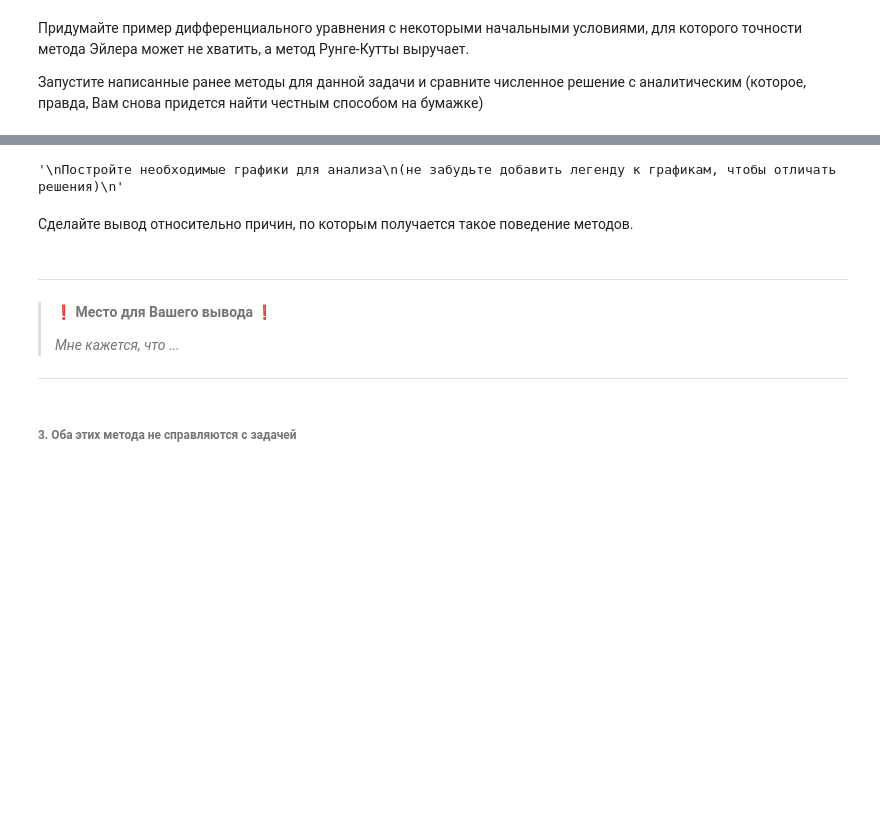
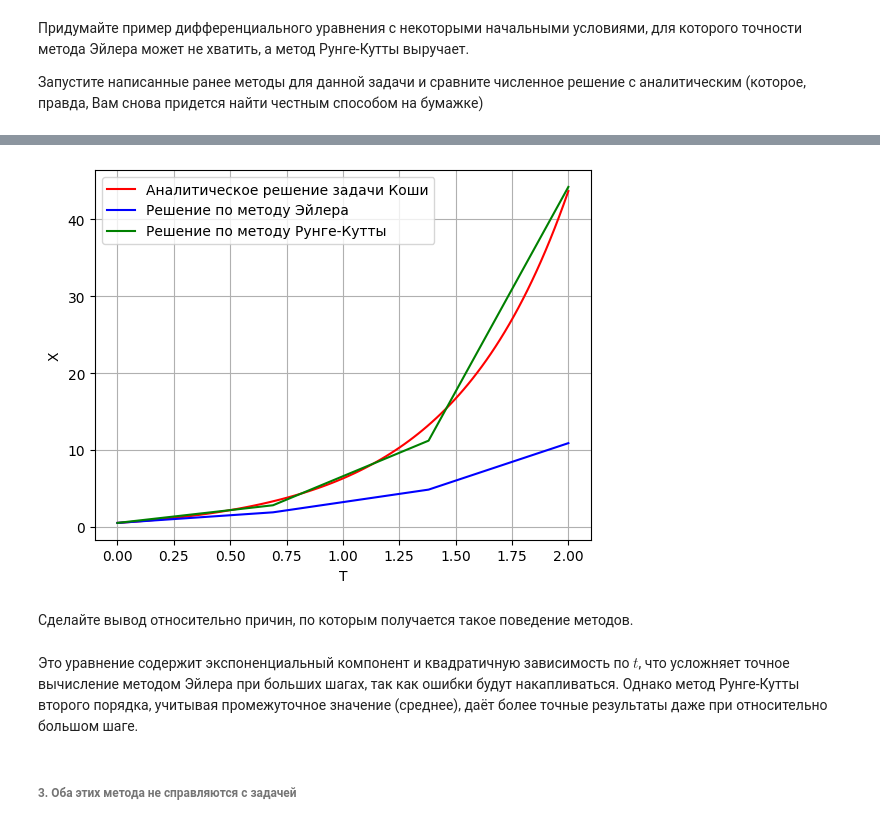
Before and after one commit to dimassolovev/differential-equations, a Jupyter notebook: lab_1.ipynb, the cells around one changed output, grey strips where cells are left out. Cells and saved outputs as stored; diff of their text form; code cells hidden in the pictures; blank space fills up the shorter version.

```diff
--- a/lab_1.ipynb
+++ b/lab_1.ipynb
@@ -518,34 +583,39 @@ plot_arr(runge_kutta_t, runge_kutta_x, "green", "Решение по метод
 '''
 
 def f(t,x):
-    ### Место для Вашего решения ###
-    pass
+    return 2 * x - t ** 2 + 1
 # %%
 '''
 Задайте функцию phi(t) — аналитическое решение задачи Коши
 '''
 
 def phi(t):
-    ### Место для Вашего решения ###
-    pass
+    return (3 / 4) * np.exp(2 * t) + (t ** 2 / 2) + (t / 2) - (1 / 4)
-# %%
-'''
-Постройте необходимые графики для анализа
-(не забудьте добавить легенду к графикам, чтобы отличать решения)
-'''
-
-### Место для Вашего решения ###
-# %% [output]
-'\nПостройте необходимые графики для анализа\n(не забудьте добавить легенду к графикам, чтобы отличать решения)\n'
+# %%
+'''
+Постройте необходимые графики для анализа
+(не забудьте добавить легенду к графикам, чтобы отличать решения)
+'''
+
+# Начальные условия
+t_segment = [0, 2]
+x_0 = [0.5]
+
+dt = 0.69
+runge_kutta_t, runge_kutta_x = Runge_Kutta_method(f, t_segment, x_0, dt)
+euler_t, euler_x = Euler_method(f, t_segment, x_0, dt)
+
+
+plot_func(t_segment, phi, "red", "Aналитическое решение задачи Коши")
+plot_arr(euler_t, euler_x, "blue", "Решение по методу Эйлера")
+plot_arr(runge_kutta_t, runge_kutta_x, "green", "Решение по методу Рунге-Кутты")
+# %% [output]
+[figure, added]
 # %% [markdown]
 
 Сделайте вывод относительно причин, по которым получается такое поведение методов.
-# %% [markdown]
----
-> ❗ **Место для Вашего вывода** ❗
->
-> *Мне кажется, что ...*
----
+# %% [markdown]
+Это уравнение содержит экспоненциальный компонент и квадратичную зависимость по $t$, что усложняет точное вычисление методом Эйлера при больших шагах, так как ошибки будут накапливаться. Однако метод Рунге-Кутты второго порядка, учитывая промежуточное значение (среднее), даёт более точные результаты даже при относительно большом шаге.
 # %% [markdown]
 ###### 3. Оба этих метода не справляются с задачей
 # %% [markdown]
```
Also changed, not shown: parts of 14 cells of this notebook.
